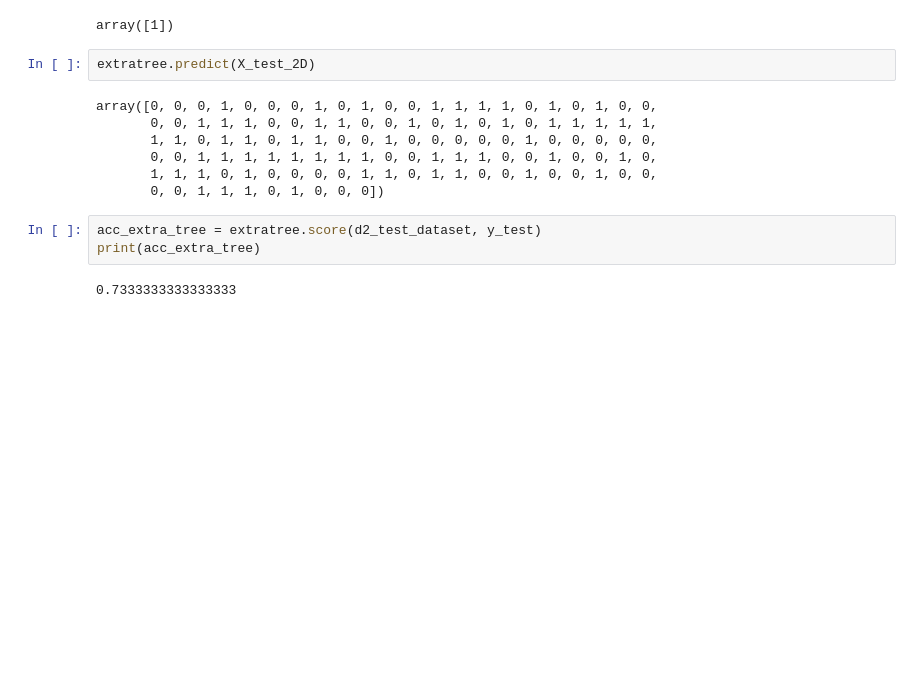
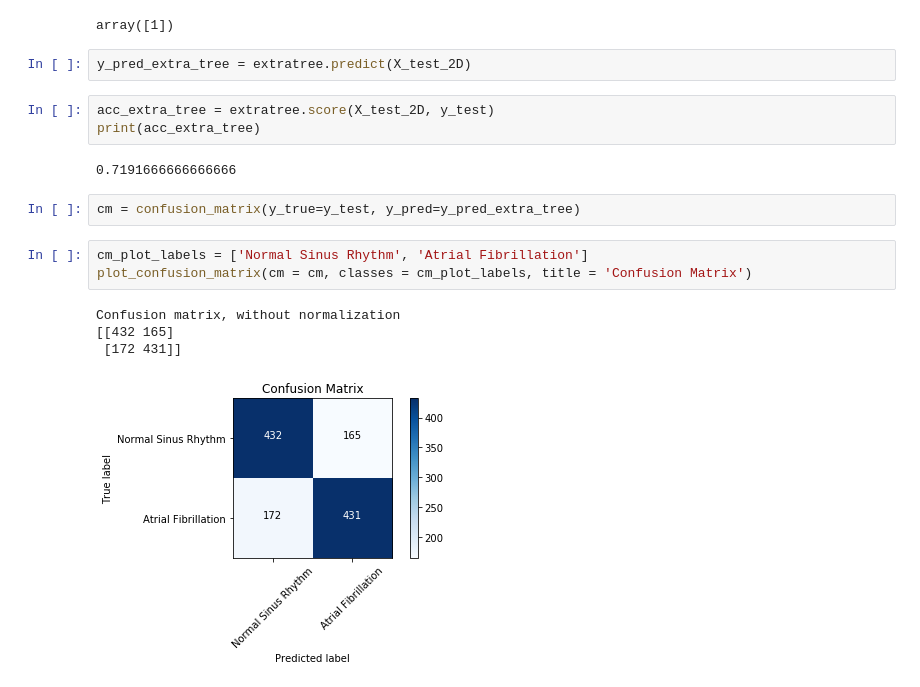
Before and after one commit to Assassinsarms/Classification-of-AF-Onset-from-ECG-data-using-a-1D-Convolutional-Neural-Network-and-Random-Forest, a Jupyter notebook: Aaron_Mir_INM701_Coursework.ipynb, the cells around one changed output. Saved outputs shown, nothing was run; the diff lists cells and outputs as text; blank space fills up the shorter version.

Commit message:
Added Confusion Matrix for Decision Tree

```diff
--- a/Aaron_Mir_INM701_Coursework.ipynb
+++ b/Aaron_Mir_INM701_Coursework.ipynb
@@ -553,16 +553,19 @@ y_test[3]
 # %% [output]
 array([1])
 # %%
-extratree.predict(X_test_2D)
+y_pred_extra_tree = extratree.predict(X_test_2D)
-# %% [output]
-array([0, 0, 0, 1, 0, 0, 0, 1, 0, 1, 0, 0, 1, 1, 1, 1, 0, 1, 0, 1, 0, 0,
-       0, 0, 1, 1, 1, 0, 0, 1, 1, 0, 0, 1, 0, 1, 0, 1, 0, 1, 1, 1, 1, 1,
-       1, 1, 0, 1, 1, 0, 1, 1, 0, 0, 1, 0, 0, 0, 0, 0, 1, 0, 0, 0, 0, 0,
-       0, 0, 1, 1, 1, 1, 1, 1, 1, 1, 0, 0, 1, 1, 1, 0, 0, 1, 0, 0, 1, 0,
-       1, 1, 1, 0, 1, 0, 0, 0, 0, 1, 1, 0, 1, 1, 0, 0, 1, 0, 0, 1, 0, 0,
-       0, 0, 1, 1, 1, 0, 1, 0, 0, 0])
 # %%
-acc_extra_tree = extratree.score(d2_test_dataset, y_test)
+acc_extra_tree = extratree.score(X_test_2D, y_test)
 print(acc_extra_tree)
 # %% [output]
-0.7333333333333333
+0.7191666666666666
+# %%
+cm = confusion_matrix(y_true=y_test, y_pred=y_pred_extra_tree)
+# %%
+cm_plot_labels = ['Normal Sinus Rhythm', 'Atrial Fibrillation']
+plot_confusion_matrix(cm = cm, classes = cm_plot_labels, title = 'Confusion Matrix')
+# %% [output]
+Confusion matrix, without normalization
+[[432 165]
+ [172 431]]
+[figure, added]
```
Also changed, not shown: parts of 4 cells of this notebook.
